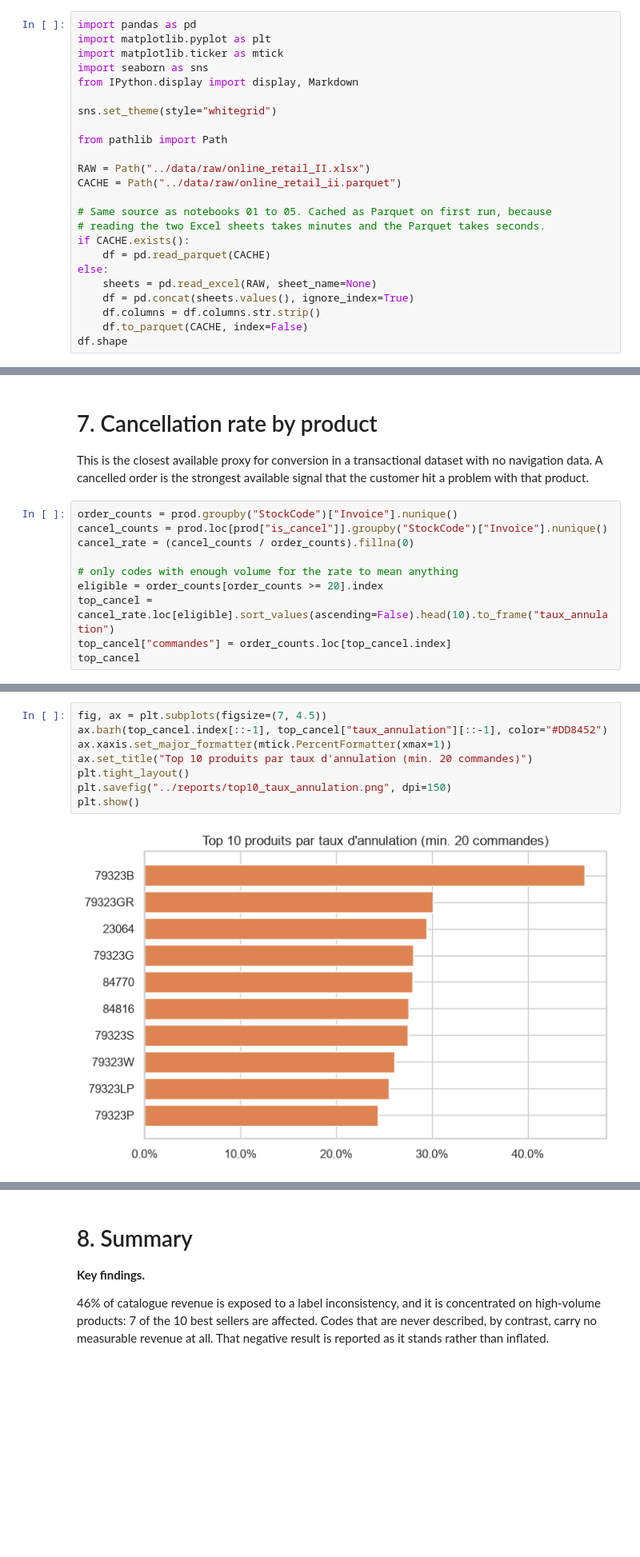
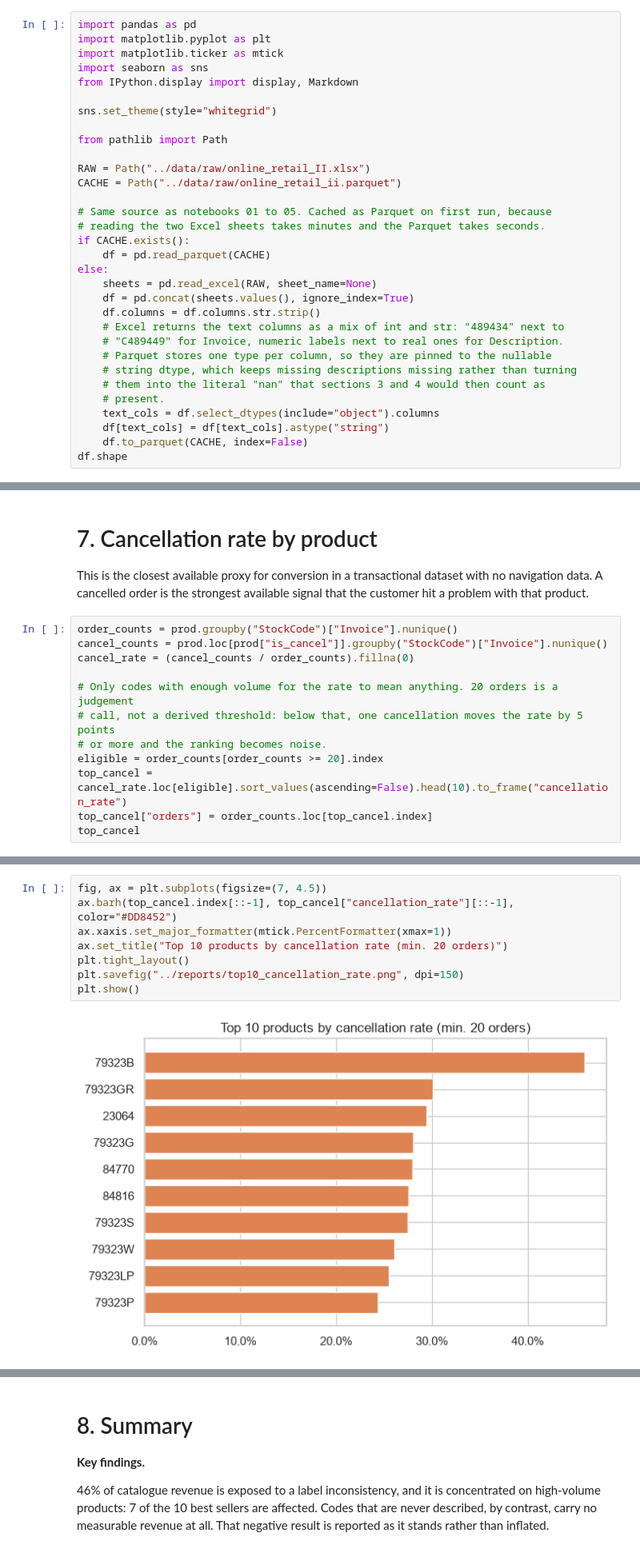
Before and after one commit to juliettebm/customer-analytics-retail, a Jupyter notebook: notebooks/06_catalog_quality.ipynb, the cells around one changed output, grey strips where cells are left out. Shown at 80% size. Saved outputs shown, nothing was run; the diff lists cells and outputs as text; blank space fills up the shorter version.

```diff
--- a/notebooks/06_catalog_quality.ipynb
+++ b/notebooks/06_catalog_quality.ipynb
@@ -57,6 +57,14 @@ else:
     sheets = pd.read_excel(RAW, sheet_name=None)
     df = pd.concat(sheets.values(), ignore_index=True)
     df.columns = df.columns.str.strip()
+    # Excel returns the text columns as a mix of int and str: "489434" next to
+    # "C489449" for Invoice, numeric labels next to real ones for Description.
+    # Parquet stores one type per column, so they are pinned to the nullable
+    # string dtype, which keeps missing descriptions missing rather than turning
+    # them into the literal "nan" that sections 3 and 4 would then count as
+    # present.
+    text_cols = df.select_dtypes(include="object").columns
+    df[text_cols] = df[text_cols].astype("string")
     df.to_parquet(CACHE, index=False)
 df.shape
 # %% [output]
@@ -317,9 +338,11 @@ order_counts = prod.groupby("StockCode")["Invoice"].nunique()
 cancel_counts = prod.loc[prod["is_cancel"]].groupby("StockCode")["Invoice"].nunique()
 cancel_rate = (cancel_counts / order_counts).fillna(0)
 
-# only codes with enough volume for the rate to mean anything
+# Only codes with enough volume for the rate to mean anything. 20 orders is a judgement
+# call, not a derived threshold: below that, one cancellation moves the rate by 5 points
+# or more and the ranking becomes noise.
 eligible = order_counts[order_counts >= 20].index
-top_cancel = cancel_rate.loc[eligible].sort_values(ascending=False).head(10).to_frame("taux_annulation")
-top_cancel["commandes"] = order_counts.loc[top_cancel.index]
+top_cancel = cancel_rate.loc[eligible].sort_values(ascending=False).head(10).to_frame("cancellation_rate")
+top_cancel["orders"] = order_counts.loc[top_cancel.index]
 top_cancel
 # %% [output]
@@ -337,14 +360,14 @@ top_cancel
 | 79323P | 0.243626 | 353 |
 # %%
 fig, ax = plt.subplots(figsize=(7, 4.5))
-ax.barh(top_cancel.index[::-1], top_cancel["taux_annulation"][::-1], color="#DD8452")
+ax.barh(top_cancel.index[::-1], top_cancel["cancellation_rate"][::-1], color="#DD8452")
 ax.xaxis.set_major_formatter(mtick.PercentFormatter(xmax=1))
-ax.set_title("Top 10 produits par taux d'annulation (min. 20 commandes)")
+ax.set_title("Top 10 products by cancellation rate (min. 20 orders)")
 plt.tight_layout()
-plt.savefig("../reports/top10_taux_annulation.png", dpi=150)
+plt.savefig("../reports/top10_cancellation_rate.png", dpi=150)
 plt.show()
 # %% [output]
-[figure, old version]
+[figure, new version]
 # %%
 top_family = top_cancel.index[0][:5]
 n_family_in_top10 = sum(1 for c in top_cancel.index if c.startswith(top_family))
```
Also changed, not shown: parts of 17 cells of this notebook, 9 other files.
